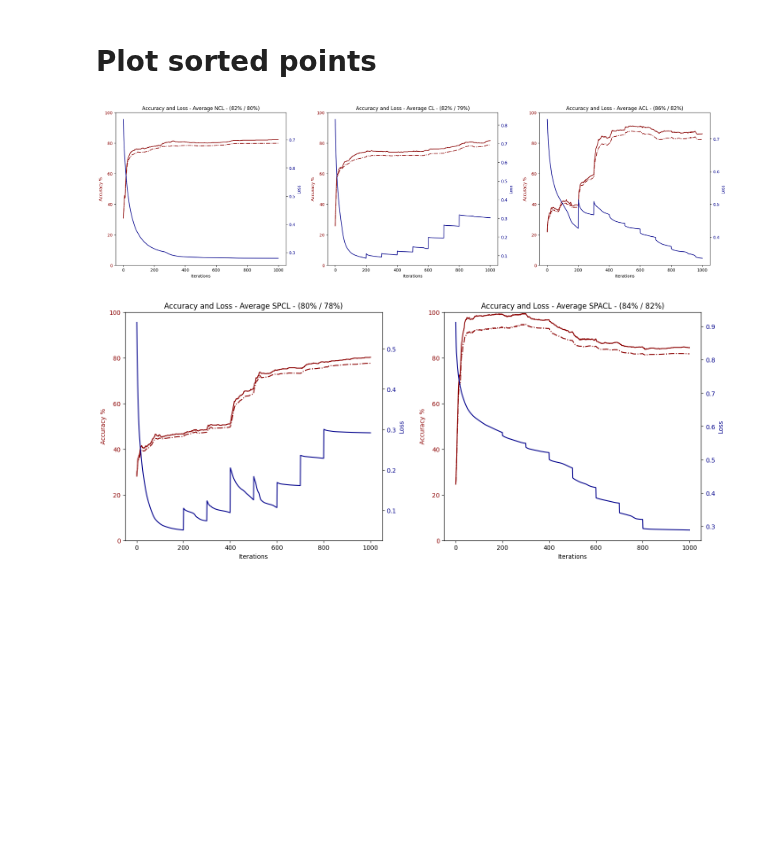
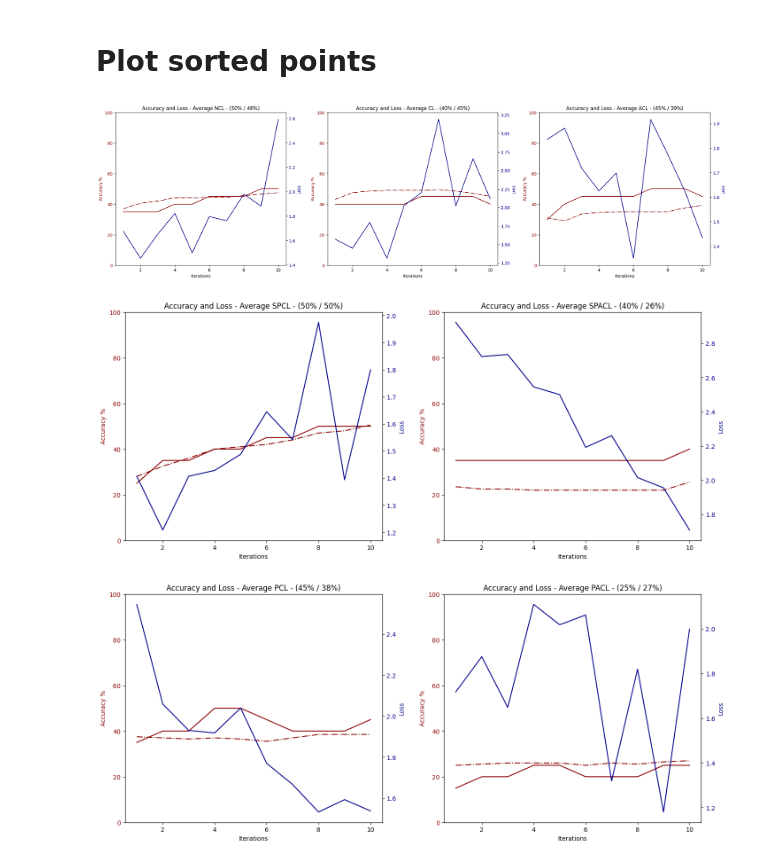
Before and after one commit to erikrecio/qurriculum_learning, a Jupyter notebook: Phase Recognition/main_penny5-jaxopt.ipynb, the cells around one changed output. Drawn from its saved outputs; the diff is of its cells as text; code cells hidden in the pictures; blank space fills up the shorter version.

```diff
--- a/Phase Recognition/main_penny5-jaxopt.ipynb
+++ b/Phase Recognition/main_penny5-jaxopt.ipynb
@@ -28,24 +28,25 @@ import warnings
 warnings.filterwarnings('ignore')
 # %%
 # Running parameters
-num_iters = 10    # Number of training iterations
-num_runs = 2
-cl_types = ["NCL", "CL", "ACL", "SPCL", "SPACL"]     # "NCL" - No curriculum, "CL" - Curriculum, "ACL" - Anti-curriculum, "SPCL" - Self paced curriculum, "SPACL" - Self paced anti-curriculum
+num_iters = 500    # Number of training iterations
+num_runs = 10
+cl_types = ["NCL", "CL", "ACL", "SPCL", "SPACL", "PCL", "PACL"]     # "NCL" - No curriculum, "CL" - Curriculum, "ACL" - Anti-curriculum, "SPCL" - Self paced curriculum, "SPACL" - Self paced anti-curriculum
 with_val = True
 
 # Circuit and optimization parameters
-nqubits = 4         # Num qubits, min 4, always 2**num_layers qubits
+nqubits = 8         # Num qubits, min 4, always 2**num_layers qubits
 with_bias = False    # Add a bias to the output of the quantum circuit
 optimizer = "Adam"  # "Adam", "GradientDescent", "BFGS"
-loss_type = "mean_squares" # "cross_entropy", "mean_squares"
+loss_type = "cross_entropy" # "cross_entropy", "mean_squares"
 initialization = "gaussian" # "gaussian", "uniform"
 
 # Data hyper-parameters
 batch_size = 10     # batch training size
-train_size = 10      # Total ground states that will be used for training
-val_size = 100      # Total gound states with training + validation
-cl_batch_ratios = [0.3, 0.1, 0.1, 0.1, 0.1, 0.1, 0.1, 0.1]  #[0.4, 0.3, 0.2, 0.1]    # [0.1, 0.2, 0.3, 0.4], [0.2, 0.1, 0.1, 0.1, 0.1, 0.1, 0.1, 0.1, 0.1], [0.3, 0.2, 0.2, 0.2, 0.1]
+train_size = 50      # Total ground states that will be used for training
+val_size = 1000      # Total gound states with training + validation
+cl_pace_ratios = [0.3, 0.1, 0.1, 0.1, 0.1, 0.1, 0.1, 0.1]  #[0.4, 0.3, 0.2, 0.1]    # [0.1, 0.2, 0.3, 0.4], [0.2, 0.1, 0.1, 0.1, 0.1, 0.1, 0.1, 0.1, 0.1], [0.3, 0.2, 0.2, 0.2, 0.1]
 cl_iter_ratios  = [0.2, 0.1, 0.1, 0.1, 0.1, 0.1, 0.1, 0.2]
+gen_type = "a0"
 
 # How the training data is generated
 uniform_train = False    # True - Uniform, False - Balanced
@@ -61,17 +62,20 @@ stepsize = 0.01         # stepsize of the gradient descent.
 layers = int(np.log2(nqubits))
 nweights = 30*(layers-1) + 15
 
-cl_batches = []
+cl_pace = []
 i_batch_size = 0
 for i in range(len(cl_iter_ratios)):
     if i < len(cl_iter_ratios)-1:
-        i_batch_size += int(cl_batch_ratios[i]*train_size)
+        i_batch_size += int(cl_pace_ratios[i]*train_size)
         i_num_iters = int(cl_iter_ratios[i]*num_iters)
     else:
         i_batch_size = train_size
-        i_num_iters = num_iters - len(cl_batches)
+        i_num_iters = num_iters - len(cl_pace)
 
-    cl_batches += [i_batch_size]*i_num_iters
+    cl_pace += [i_batch_size]*i_num_iters
+
+if cl_pace[0] < batch_size:
+    raise Exception(f"CL starts with {cl_pace[0]} samples but the batch is larger with {batch_size} samples")
 # %% [markdown]
 # Ground states
 # %%
@@ -1093,12 +1246,12 @@ def plots_sorted_points(nqubits, num_iters, num_runs, time_now, file_name, only_
 # %%
 from matplotlib.gridspec import GridSpec
 
-nqubits = 8
-num_iters = 1000
-num_runs = 10
-time_now = "2024-01-30 22-55-44"
+nqubits = 4
+num_iters = 10
+num_runs = 2
+time_now = "2024-04-17 18-07-11"
 
-arr_file_names = [["NCL","CL","ACL"], ["SPCL","SPACL"]]
+arr_file_names = [["NCL","CL","ACL"], ["SPCL","SPACL"], ["PCL", "PACL"]]
 
 for file_names in arr_file_names:
 
@@ -1130,32 +1283,33 @@ for file_names in arr_file_names:
                 losses = sum(all_runs_losses)/num_runs
                 acc_train = sum(all_runs_acc_train)/num_runs
                 acc_val = sum(all_runs_acc_val)/num_runs
 
                 iterations = range(1, num_iters+1)
 
                 color1 = 'darkred'
                 axis[i].set_xlabel('Iterations')
                 axis[i].set_ylabel('Accuracy %', color=color1)
                 axis[i].plot(iterations, acc_train, label="Training", color=color1)
                 axis[i].plot(iterations, acc_val, '-.', label="Validation", color=color1)
                 axis[i].tick_params(axis='y', labelcolor=color1)
                 axis[i].set_ylim(0,100)
 
                 ax2 = axis[i].twinx()  # instantiate a second axes that shares the same x-axis
 
                 color2 = 'darkblue'
                 ax2.set_ylabel('Loss', color=color2)  # we already handled the x-label with axis[0]
                 ax2.plot(iterations, losses, label="Loss", color=color2)
                 ax2.tick_params(axis='y', labelcolor=color2)
                 # ax2.set_ylim(bottom=0)
 
                 # fig.tight_layout()  # otherwise the right y-label is slightly clipped
                 # plt.legend()
                 axis[i].set_title(f"Accuracy and Loss - Average {file_name} - ({round(acc_train[num_iters-1])}% / {round(acc_val[num_iters-1])}%)")
 
                 i += 1
 
         plt.show()
 # %% [output]
-[figure, old version]
+[figure, new version]
-[figure, old version]
+[figure, new version]
+[figure, added]
```
Also changed, not shown: parts of 9 cells of this notebook, 25 other files.
